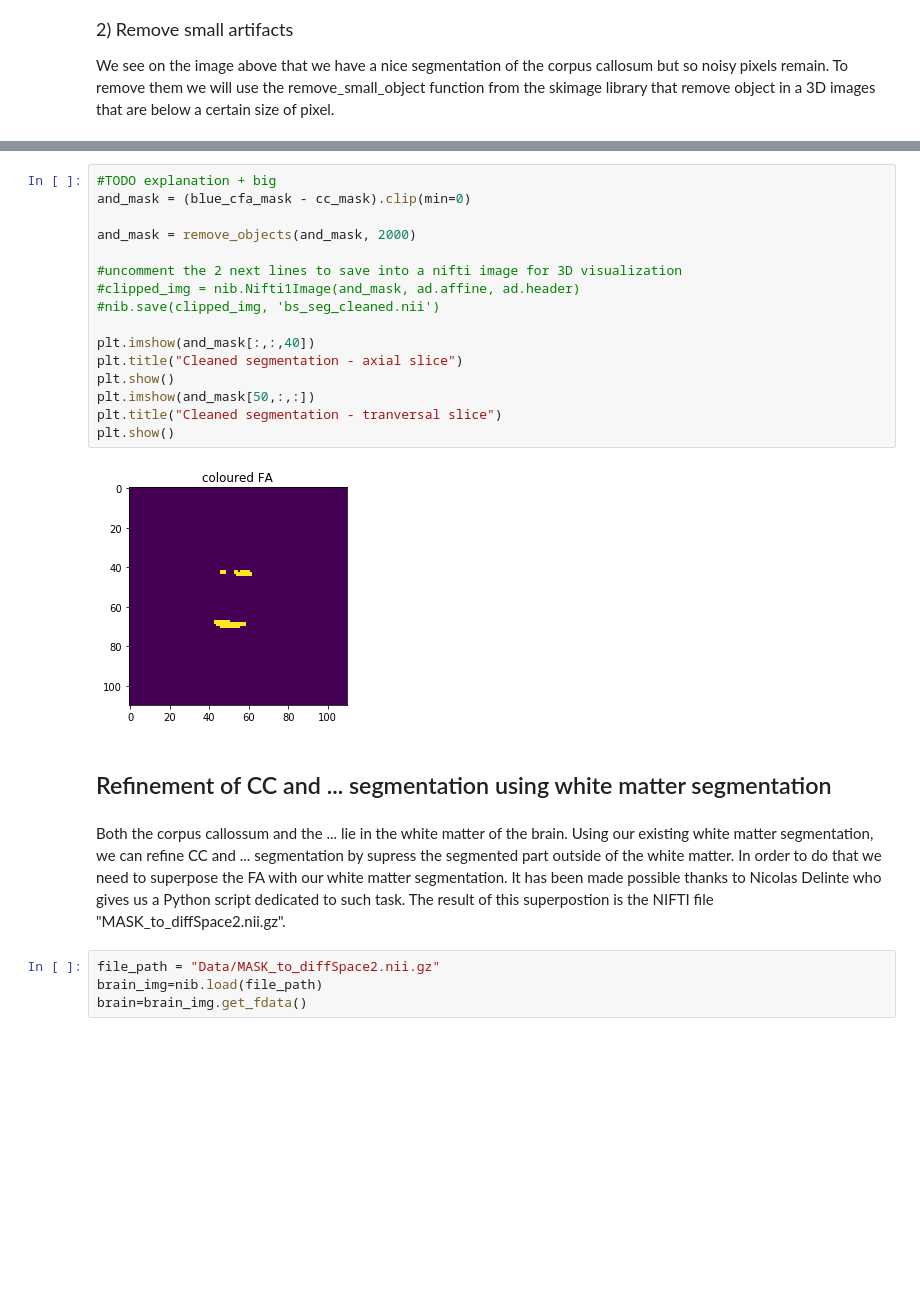
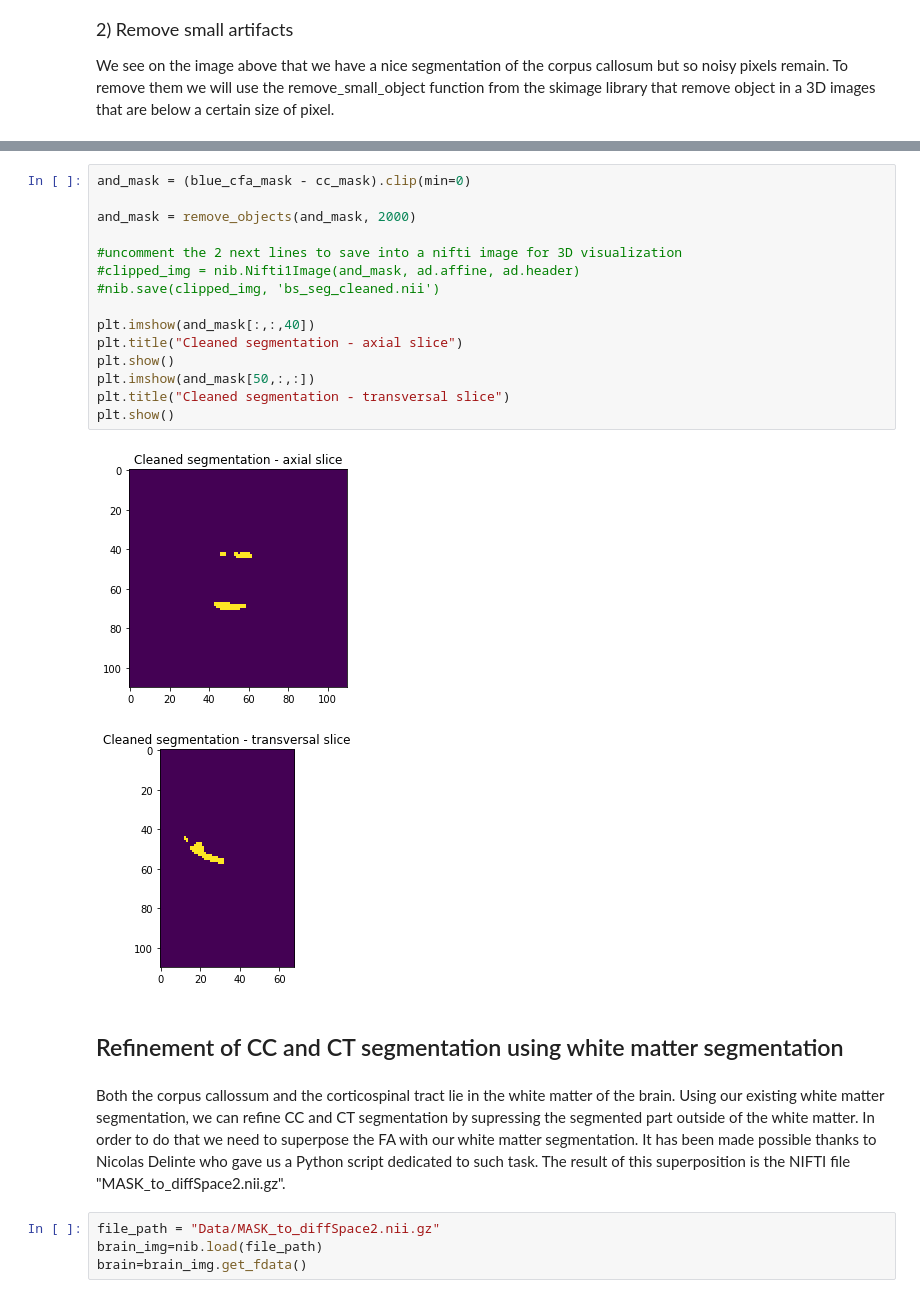
Before and after one commit to nathan-14200/wsbim2243, a Jupyter notebook: Segmentation.ipynb, the cells around one changed output, grey strips where cells are left out. Drawn from its saved outputs; the diff is of its cells as text; blank space fills up the shorter version.

```diff
--- a/Segmentation.ipynb
+++ b/Segmentation.ipynb
@@ -705,25 +729,25 @@ plt.show()
 # %%
-#TODO explanation + big
 and_mask = (blue_cfa_mask - cc_mask).clip(min=0)
 
 and_mask = remove_objects(and_mask, 2000)
 
 #uncomment the 2 next lines to save into a nifti image for 3D visualization
 #clipped_img = nib.Nifti1Image(and_mask, ad.affine, ad.header)
 #nib.save(clipped_img, 'bs_seg_cleaned.nii')
 
 plt.imshow(and_mask[:,:,40])
 plt.title("Cleaned segmentation - axial slice")
 plt.show()
 plt.imshow(and_mask[50,:,:])
-plt.title("Cleaned segmentation - tranversal slice")
+plt.title("Cleaned segmentation - transversal slice")
 plt.show()
 # %% [output]
-[figure, old version]
+[figure, new version]
+[figure, added]
 # %% [markdown]
-## Refinement of CC and ... segmentation using white matter segmentation
+## Refinement of CC and CT segmentation using white matter segmentation
 # %% [markdown]
-Both the corpus callossum and the ... lie in the white matter of the brain. Using our existing white matter segmentation, we can refine CC and ... segmentation by supress the segmented part outside of the white matter. In order to do that we need to superpose the FA with our white matter segmentation. It has been made possible thanks to Nicolas Delinte who gives us a Python script dedicated to such task. The result of this superpostion is the NIFTI file "MASK_to_diffSpace2.nii.gz".
+Both the corpus callossum and the corticospinal tract lie in the white matter of the brain. Using our existing white matter segmentation, we can refine CC and CT segmentation by supressing the segmented part outside of the white matter. In order to do that we need to superpose the FA with our white matter segmentation. It has been made possible thanks to Nicolas Delinte who gave us a Python script dedicated to such task. The result of this superposition is the NIFTI file "MASK_to_diffSpace2.nii.gz".
 # %%
 file_path = "Data/MASK_to_diffSpace2.nii.gz"
 brain_img=nib.load(file_path)
```
Also changed, not shown: parts of 32 cells of this notebook.
